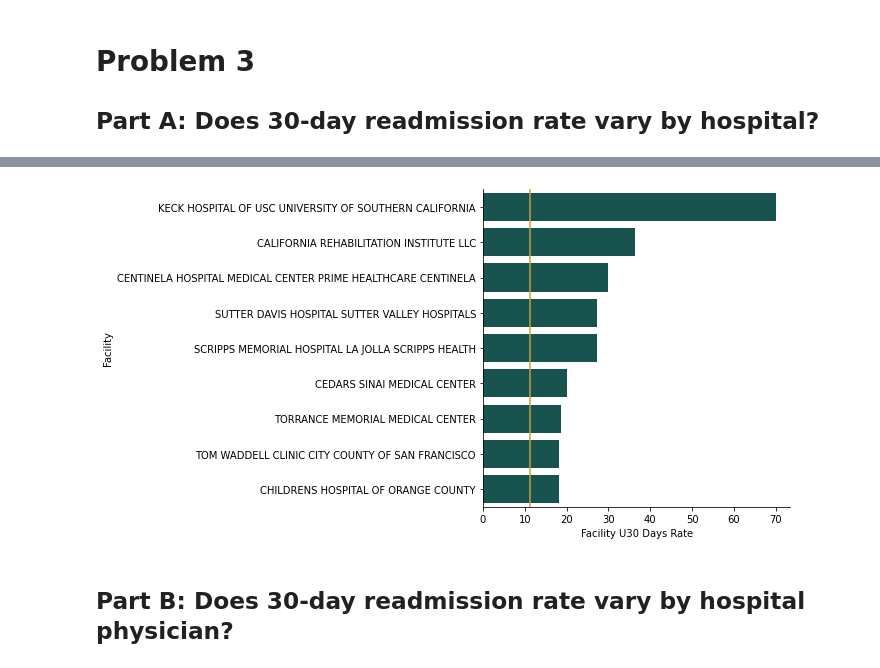
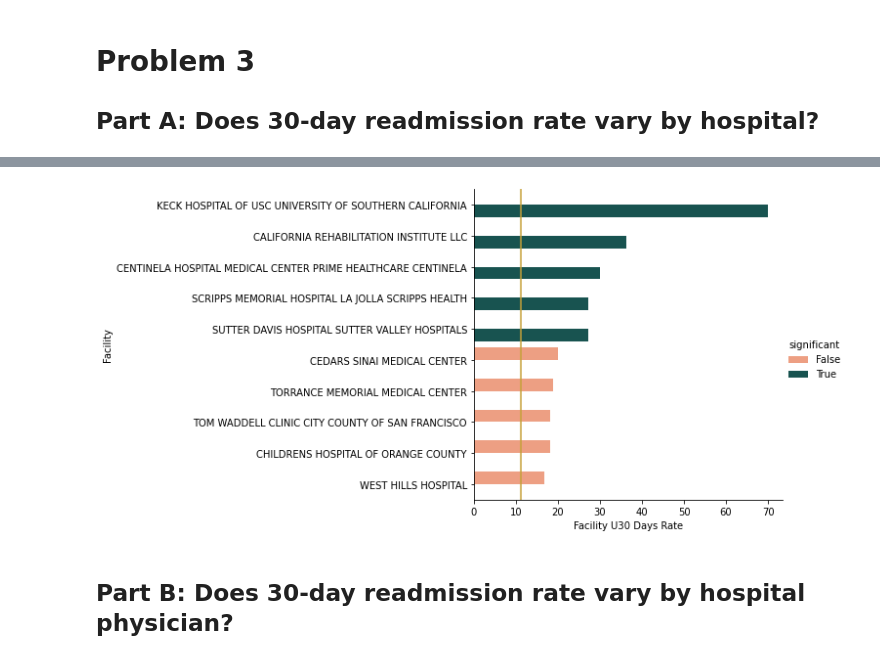
Before and after one commit to jrioross/ursa_health_hospital_readmissions, a Jupyter notebook: ursa_health.ipynb, the cells around one changed output, grey strips where cells are left out. Cells and saved outputs as stored; diff of their text form; code cells hidden in the pictures.

Commit message:
more tests for significance, color graphs by significance

```diff
--- a/ursa_health.ipynb
+++ b/ursa_health.ipynb
@@ -433,11 +433,18 @@ facility_u30_ct = readmissions.groupby('Facility Provider NPI', as_index = False
 encounters_by_facility = readmissions.groupby('Facility Provider NPI', as_index = False)['Encounter ID'].count()
 
 fac_u30 = pd.merge(encounters_by_facility, facility_u30_ct, how = 'left')
-facility_u30 = pd.merge(fac_u30, hosp_npi, how = 'inner', left_on = 'Facility Provider NPI', right_on = 'NPI')
+facility_u30 = pd.merge(fac_u30, hosp_npi, how = 'left', left_on = 'Facility Provider NPI', right_on = 'NPI')
 
 facility_u30['Facility U30 Days Rate'] = 100*facility_u30['Under 30 Days']/facility_u30['Encounter ID']
-facility_u30
-fac_u30_sum = facility_u30[facility_u30['Encounter ID'] >= 10].sort_values('Facility U30 Days Rate', ascending = False).head(9).reset_index(drop=True)
 
-fac_u30_sum
+pvl(facility_u30,
+    nobs = 'Encounter ID',
+    count = 'Under 30 Days',
+    null_hyp = u30d_rate)
+
+fac_u30_sum = (facility_u30[facility_u30['Encounter ID'] >= 10]
+               .sort_values('Facility U30 Days Rate', ascending = False).head(10)
+               .reset_index(drop=True))
+
+print(fac_u30_sum)
 # %% [output]
@@ -454,19 +493,20 @@ fac_u30_sum
 # %%
 sns.catplot(data = fac_u30_sum,
             x = 'Facility U30 Days Rate',
             y = 'Facility',
             kind = 'bar',
-            color = '#0e5d59',
+            hue = 'significant',
+            palette = {True: '#0e5d59', False: '#ff9671'},
             order = (facility_u30[facility_u30['Encounter ID'] >= 10].
                      sort_values('Facility U30 Days Rate', ascending = False)['Facility'].
-                     head(9))
+                     head(10))
            )
 
 plt.axvline(u30d_rate*100, color = '#c6a139')
 
 plt.savefig('highest_u30d_facility_prov', bbox_inches = 'tight', transparent = True)
 # %% [output]
-[figure, old version]
+[figure, new version]
 # %% [markdown]
 ## Part B: Does 30-day readmission rate vary by hospital physician?
 # %%
```
Also changed, not shown: parts of 11 cells of this notebook.
